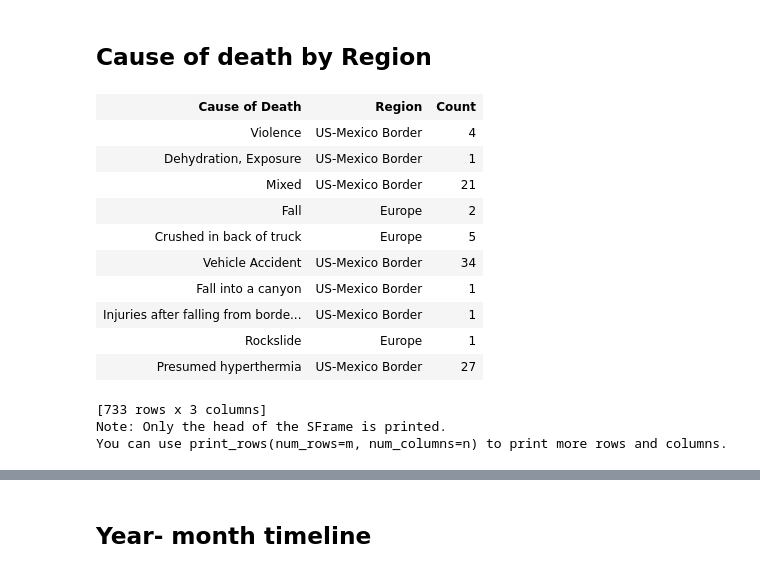
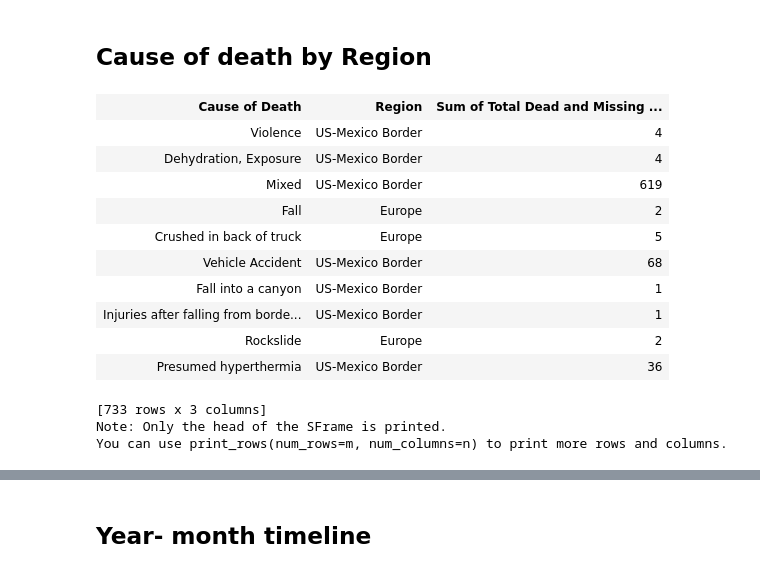
Before and after one commit to Prashantmdgl9/Missing-Migrants, a Jupyter notebook: Fatal Routes.ipynb, the cells around one changed output, grey strips where cells are left out. Drawn from its saved outputs; the diff is of its cells as text; code cells hidden in the pictures.

```diff
--- a/Fatal Routes.ipynb
+++ b/Fatal Routes.ipynb
@@ -150,0 +173,11 @@ plt.show()
+# %%
+survivors = []
+for row in sf['Number of Survivors']:
+    if row == '':
+        survivors.append(0)
+    else:
+        survivors.append(int(row))
+# %%
+sf['survivors'] = survivors
+# %%
+sf['total_attempt'] = sf.apply(lambda x : x['survivors'] + x['Total Dead and Missing'])
@@ -151,20 +194,20 @@ plt.show()
 # %% [markdown]
 ## Cause of death by Region
 # %%
-tmp = sf.groupby(['Region','Cause of Death'], tc.aggregate.COUNT())
+tmp = sf.groupby(['Region','Cause of Death'], tc.aggregate.SUM('Total Dead and Missing'))
 tmp
 # %% [output]
-| Cause of Death | Region | Count |
+| Cause of Death | Region | Sum of Total Dead and Missing ... |
 | Violence | US-Mexico Border | 4 |
-| Dehydration, Exposure | US-Mexico Border | 1 |
-| Mixed | US-Mexico Border | 21 |
+| Dehydration, Exposure | US-Mexico Border | 4 |
+| Mixed | US-Mexico Border | 619 |
 | Fall | Europe | 2 |
 | Crushed in back of truck | Europe | 5 |
-| Vehicle Accident | US-Mexico Border | 34 |
+| Vehicle Accident | US-Mexico Border | 68 |
 | Fall into a canyon | US-Mexico Border | 1 |
 | Injuries after falling from borde... | US-Mexico Border | 1 |
-| Rockslide | Europe | 1 |
-| Presumed hyperthermia | US-Mexico Border | 27 |
+| Rockslide | Europe | 2 |
+| Presumed hyperthermia | US-Mexico Border | 36 |
 [733 rows x 3 columns]
 Note: Only the head of the SFrame is printed.
 You can use print_rows(num_rows=m, num_columns=n) to print more rows and columns.
```
Also changed, not shown: parts of 6 cells of this notebook.
